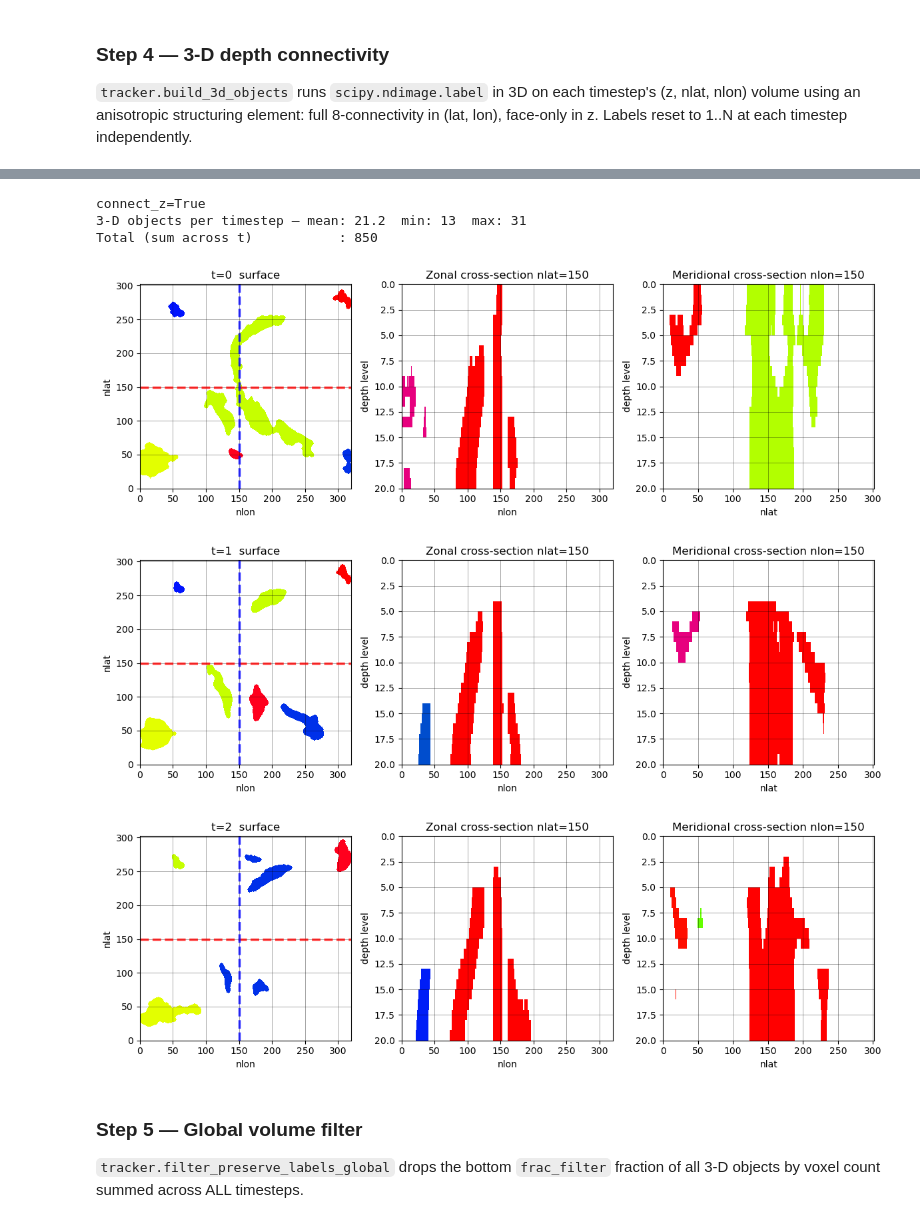
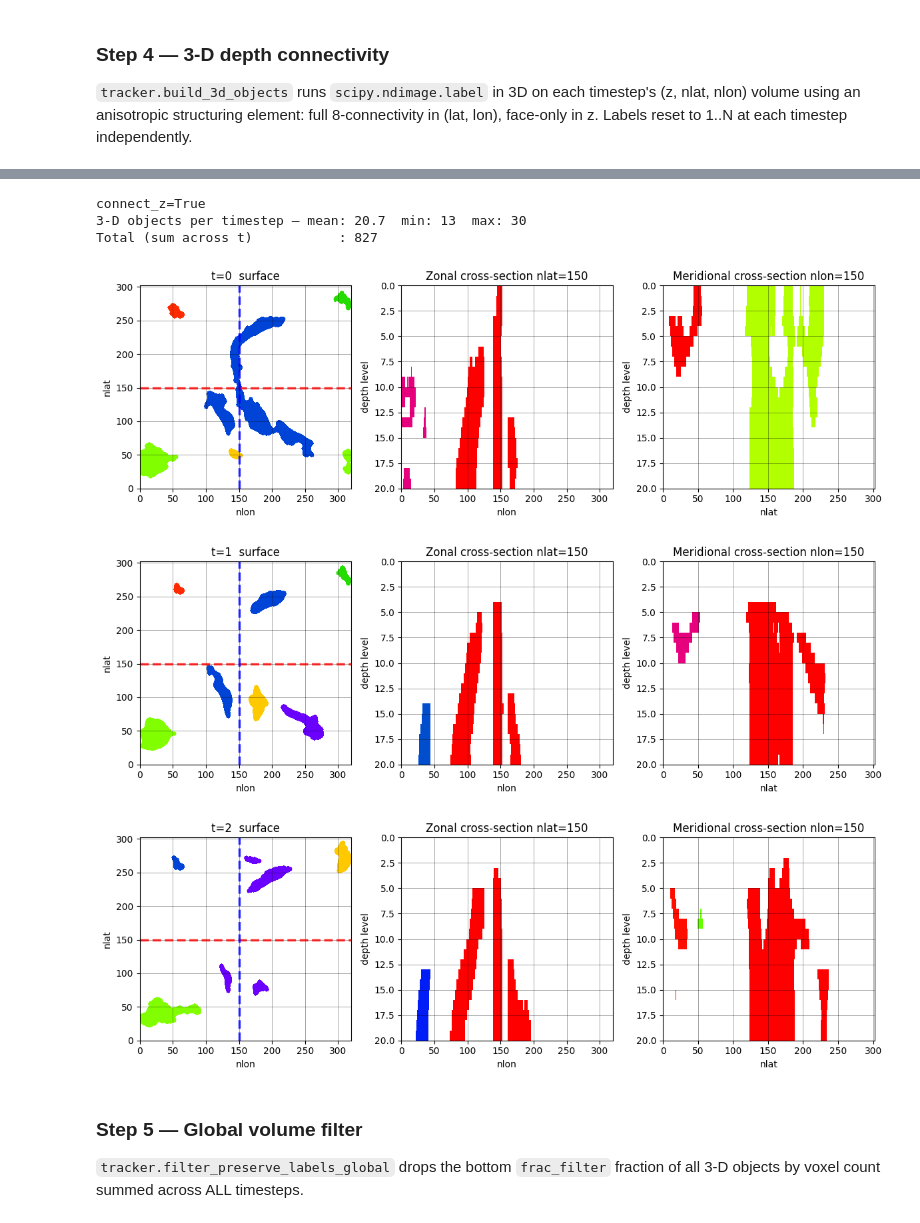
Before and after one commit to ocetrac/ocetrac, a Jupyter notebook: docs/examples/DeepTrack_tutorial.ipynb, the cells around one changed output, grey strips where cells are left out. Drawn from its saved outputs; the diff is of its cells as text; code cells hidden in the pictures.

```diff
--- a/docs/examples/DeepTrack_tutorial.ipynb
+++ b/docs/examples/DeepTrack_tutorial.ipynb
@@ -341,6 +342,9 @@ plt.tight_layout(); plt.show(); plt.close()
 2-D blobs at surface — mean: 15.1  min: 8  max: 22
 [figure]
 [figure]
+# %%
+labeled_2d_np = _wrap_longitude(labeled_2d.values)
+labeled_2d = xr.DataArray(labeled_2d_np, dims=labeled_2d.dims, coords=labeled_2d.coords)
 # %% [markdown]
 ### Step 3 — 2-D area filter
 
@@ -412,4 +416,6 @@ struct = grid.make_anisotropic_struct(
 labeled_3d = tracker.build_3d_objects(
     relabeled_np,
     struct)
+
+labeled_3d = _wrap_longitude(labeled_3d) # merge date-line objects
 # %% [output]
@@ -418,37 +424,37 @@ Wall time: 953 ms
 # %%
 n_3d_per_t = [len(np.unique(labeled_3d[t][labeled_3d[t] > 0])) for t in range(labeled_3d.shape[0])]
 print(f"connect_z={CONNECT_Z}")
 print(f"3-D objects per timestep — mean: {np.mean(n_3d_per_t):.1f}  "
       f"min: {min(n_3d_per_t)}  max: {max(n_3d_per_t)}")
 print(f"Total (sum across t)           : {sum(n_3d_per_t)}")
 
 labeled_3d_nan = xr.where(labeled_3d == 0, np.nan, labeled_3d)
 
 for t_check in range(3):
     fig, axes = plt.subplots(1, 3, figsize=(12, 4))
-    axes[0].pcolormesh(labeled_3d_nan[t_check, 0], vmin=0, vmax=31, cmap='prism')
+    axes[0].pcolormesh(labeled_3d_nan[t_check, 0], vmin=0, vmax=25, cmap='prism')
     axes[0].axhline(y=150, color='red', linewidth=2.5, linestyle='--', alpha=0.8, label='Zonal section (nlat=150)')
     axes[0].axvline(x=150, color='blue', linewidth=2.5, linestyle='--', alpha=0.8, label='Meridional section (nlon=150)')
     axes[0].set_title(f't={t_check}  surface'); axes[0].set_xlabel('nlon'); axes[0].set_ylabel('nlat')
     axes[0].grid(True, color='k', linewidth=0.5, alpha=0.5)
 
     axes[1].pcolormesh(labeled_3d_nan[t_check, :, 150, :], vmax=31, cmap='prism')
     axes[1].invert_yaxis(); axes[1].set_title('Zonal cross-section nlat=150')
     axes[1].set_xlabel('nlon'); axes[1].set_ylabel('depth level')
     axes[1].grid(True, color='k', linewidth=0.5, alpha=0.5)
 
     axes[2].pcolormesh(labeled_3d_nan[t_check, :, :, 150], vmax=31, cmap='prism')
     axes[2].invert_yaxis(); axes[2].set_title('Meridional cross-section nlon=150')
     axes[2].set_xlabel('nlat'); axes[2].set_ylabel('depth level')
     axes[2].grid(True, color='k', linewidth=0.5, alpha=0.5)
     plt.tight_layout(); plt.show(); plt.close()
 # %% [output]
 connect_z=True
-3-D objects per timestep — mean: 21.2  min: 13  max: 31
-Total (sum across t)           : 850
+3-D objects per timestep — mean: 20.7  min: 13  max: 30
+Total (sum across t)           : 827
-[figure, old version]
+[figure, new version]
-[figure, old version]
+[figure, new version]
-[figure, old version]
+[figure, new version]
 # %% [markdown]
 ### Step 5 — Global volume filter
 
```
Also changed, not shown: parts of 22 cells of this notebook, 14 other files.
